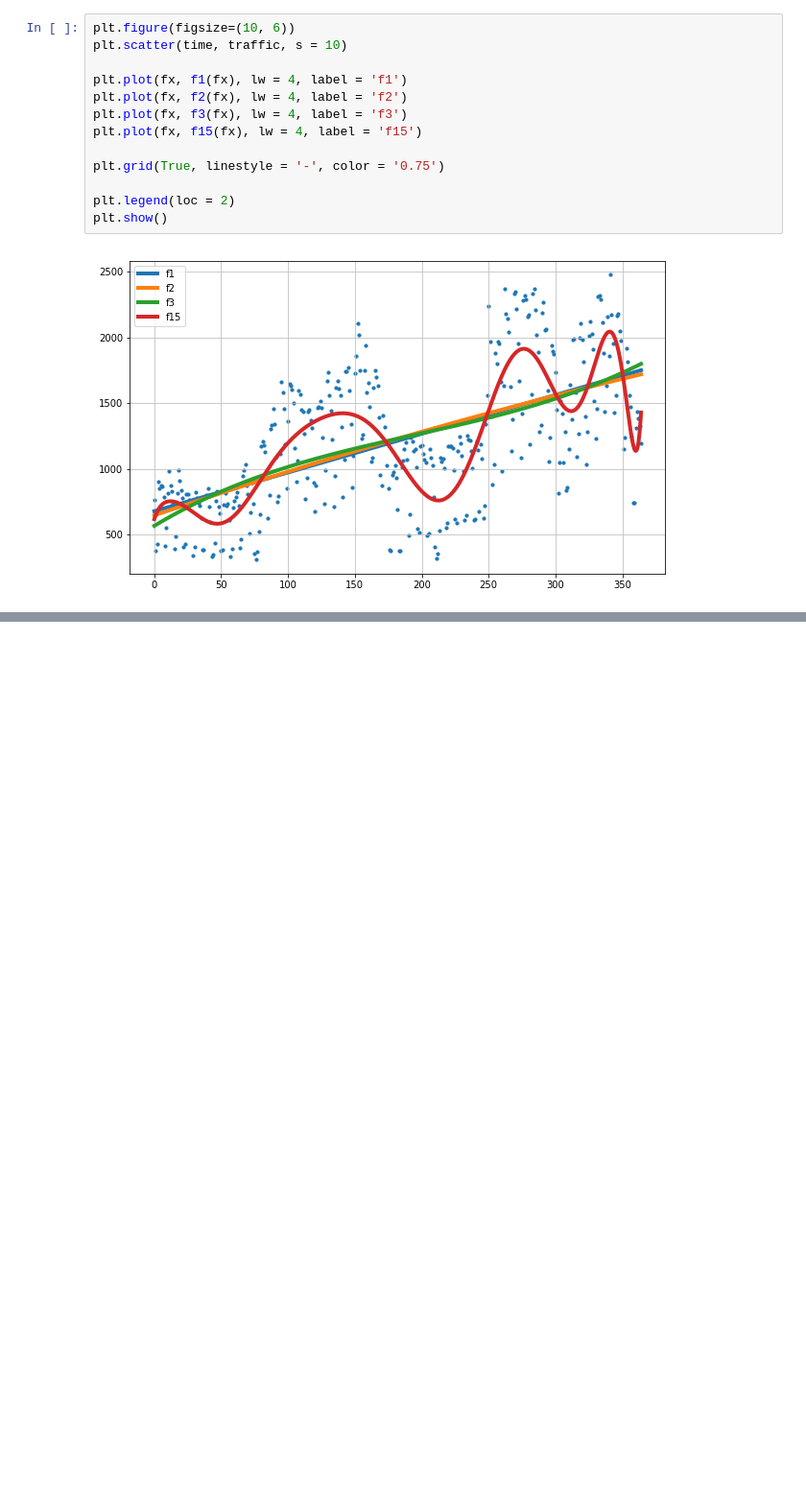
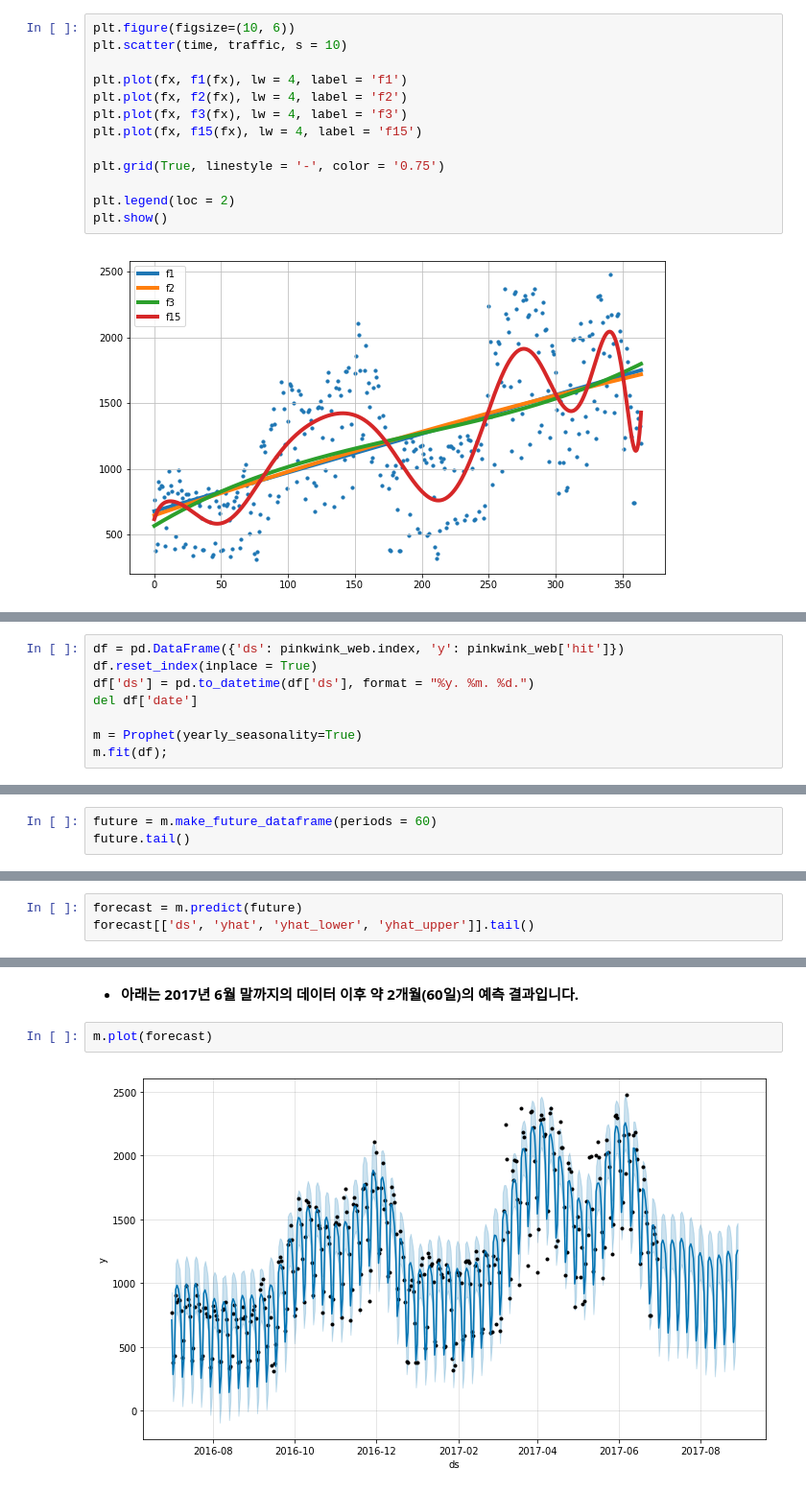
Before and after one commit to dongdong-e/Python, a Jupyter notebook: Data_Analytics/파이썬으로 데이터 주무르기/6_시계열_데이터를_다뤄보자.ipynb, the cells around one changed output, grey strips where cells are left out. Shown at 96% size. Saved outputs shown, nothing was run; the diff lists cells and outputs as text; blank space fills up the shorter version.

```diff
--- a/Data_Analytics/파이썬으로 데이터 주무르기/6_시계열_데이터를_다뤄보자.ipynb
+++ b/Data_Analytics/파이썬으로 데이터 주무르기/6_시계열_데이터를_다뤄보자.ipynb
@@ -115,0 +139,8 @@ plt.show()
+# %%
+df = pd.DataFrame({'ds': pinkwink_web.index, 'y': pinkwink_web['hit']})
+df.reset_index(inplace = True)
+df['ds'] = pd.to_datetime(df['ds'], format = "%y. %m. %d.")
+del df['date']
+
+m = Prophet(yearly_seasonality=True)
+m.fit(df);
@@ -115,0 +152,3 @@ plt.show()
+# %%
+future = m.make_future_dataframe(periods = 60)
+future.tail()
@@ -115,0 +162,3 @@ plt.show()
+# %%
+forecast = m.predict(future)
+forecast[['ds', 'yhat', 'yhat_lower', 'yhat_upper']].tail()
@@ -115,0 +172,6 @@ plt.show()
+# %% [markdown]
+* **아래는 2017년 6월 말까지의 데이터 이후 약 2개월(60일)의 예측 결과입니다.**
+# %%
+m.plot(forecast)
+# %% [output]
+[figure, added]
```
Also changed, not shown: parts of 15 cells of this notebook.
